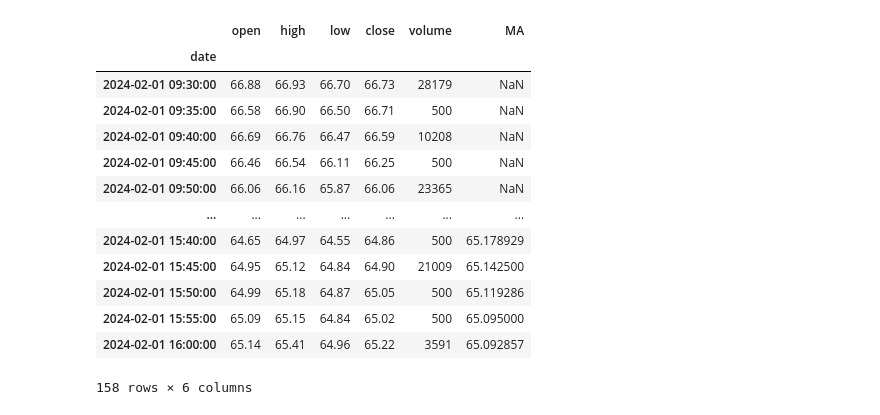
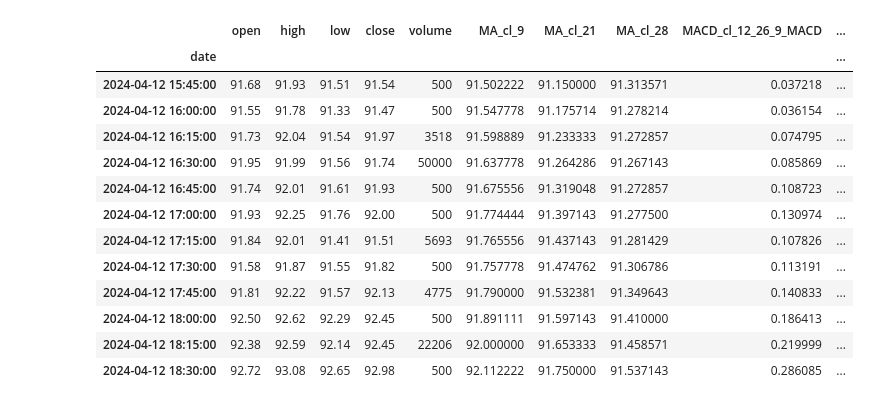
Before and after one commit to Design-01/stockbot_4, a Jupyter notebook: frames.ipynb, the cells around one changed output. Cells and saved outputs as stored; diff of their text form; code cells hidden in the pictures.

Commit message:
Frame, TA, CHart now working

```diff
--- a/frames.ipynb
+++ b/frames.ipynb
@@ -93,8 +63,0 @@ None
-# %%
-next_bar = serv.next_bar(end_slice=1)
-display(next_bar)
-f = Frame('TSLA')
-f.load_ohlcv(next_bar)
-f.setup_chart()
-f.chart.refesh()
-f.plot()
@@ -113,11 +65,15 @@ IndexError: list index out of range
 
 from strategies.ta import MA, MACD
 
-f.add_ta(MA('close', 9),  {'line_style': 'solid', 'colour': 'red', 'thickness': 2}) # creates new column to the dataframe with the moving average eg MA_C9
-f.add_ta(MA('close', 21), {'line_style': 'solid', 'colour': 'blue', 'thickness': 2})
-f.add_ta(MA('close', 28), {'line_style': 'solid', 'colour': 'green', 'thickness': 2})
-# f.add_ta(MACD(fast=('close', 12), slow=('close', 26), signal=('close', 9), faststyle={'colour': 'red'}, slowstyle={'colour': 'blue'}, signalstyle={'colour': 'green', 'thickness': 3})) # creates new columns to the dataframe with the MACD values. eg  looks for the MA_9 and MA_21 columns to calculate the MACD values if not then it will call MA(9) and MA(21) to calculate the MACD values
-# f.plot()
-display(f.data)
-f.ta
+f.add_ta(MA('close', 9),  {'dash': 'solid', 'color': 'red', 'width': 2}) # creates new column to the dataframe with the moving average eg MA_C9
+f.add_ta(MA('close', 21), {'dash': 'solid', 'color': 'blue', 'width': 2})
+f.add_ta(MA('close', 28), {'dash': 'solid', 'color': 'green', 'width': 2})
+f.add_ta(MACD(fast=12, slow=26, signal=9) ,
+         [{'dash': 'solid', 'color': 'purple', 'width': 2}, # MACD
+          {'dash': 'solid', 'color': 'pink', 'width': 2},   # signal
+          {'color': 'black'}], 'macd', 2) # histogram
+
+f.update_ta_data()
+display(f.data.tail(12))
+f.plot(trading_hours=True)
 # %% [output]
@@ -142,14 +95,11 @@ f.ta
 # %%
-def update_ta_data(self):
-    for names, (ta, style, chart_type, row) in self.ta.items():
-        print(names, ta, style, chart_type, row)
-        new_ta_data = ta.run(self.data)
-        print(new_ta_data)
+def update(self):
+    for ta, style, chart_type, row in self.ta:
+        ta_data =  ta.run(self.data)
+        self.data = self.update_data(ta_data)
 
 
-        self.data[names] = new_ta_data
 
-
-update_ta_data(f)
-f.data
+update(f)
+f.data.tail(12)
 # %% [output]
@@ -170,14 +106,14 @@ Name: MA_cl_28, Length: 158, dtype: float64
-|  | open | high | low | close | volume | MA |
-| date |  |  |  |  |  |  |
-| 2024-02-01 09:30:00 | 66.88 | 66.93 | 66.70 | 66.73 | 28179 | NaN |
-| 2024-02-01 09:35:00 | 66.58 | 66.90 | 66.50 | 66.71 | 500 | NaN |
-| 2024-02-01 09:40:00 | 66.69 | 66.76 | 66.47 | 66.59 | 10208 | NaN |
-| 2024-02-01 09:45:00 | 66.46 | 66.54 | 66.11 | 66.25 | 500 | NaN |
-| 2024-02-01 09:50:00 | 66.06 | 66.16 | 65.87 | 66.06 | 23365 | NaN |
-| ... | ... | ... | ... | ... | ... | ... |
-| 2024-02-01 15:40:00 | 64.65 | 64.97 | 64.55 | 64.86 | 500 | 65.178929 |
-| 2024-02-01 15:45:00 | 64.95 | 65.12 | 64.84 | 64.90 | 21009 | 65.142500 |
-| 2024-02-01 15:50:00 | 64.99 | 65.18 | 64.87 | 65.05 | 500 | 65.119286 |
-| 2024-02-01 15:55:00 | 65.09 | 65.15 | 64.84 | 65.02 | 500 | 65.095000 |
-| 2024-02-01 16:00:00 | 65.14 | 65.41 | 64.96 | 65.22 | 3591 | 65.092857 |
+|  | open | high | low | close | volume | MA_cl_9 | MA_cl_21 | MA_cl_28 | MACD_cl_12_26_9_MACD | ... |
+| date |  |  |  |  |  |  |  |  |  | ... |
+| 2024-04-12 15:45:00 | 91.68 | 91.93 | 91.51 | 91.54 | 500 | 91.502222 | 91.150000 | 91.313571 | 0.037218 | ... |
+| 2024-04-12 16:00:00 | 91.55 | 91.78 | 91.33 | 91.47 | 500 | 91.547778 | 91.175714 | 91.278214 | 0.036154 | ... |
+| 2024-04-12 16:15:00 | 91.73 | 92.04 | 91.54 | 91.97 | 3518 | 91.598889 | 91.233333 | 91.272857 | 0.074795 | ... |
+| 2024-04-12 16:30:00 | 91.95 | 91.99 | 91.56 | 91.74 | 50000 | 91.637778 | 91.264286 | 91.267143 | 0.085869 | ... |
+| 2024-04-12 16:45:00 | 91.74 | 92.01 | 91.61 | 91.93 | 500 | 91.675556 | 91.319048 | 91.272857 | 0.108723 | ... |
+| 2024-04-12 17:00:00 | 91.93 | 92.25 | 91.76 | 92.00 | 500 | 91.774444 | 91.397143 | 91.277500 | 0.130974 | ... |
+| 2024-04-12 17:15:00 | 91.84 | 92.01 | 91.41 | 91.51 | 5693 | 91.765556 | 91.437143 | 91.281429 | 0.107826 | ... |
+| 2024-04-12 17:30:00 | 91.58 | 91.87 | 91.55 | 91.82 | 500 | 91.757778 | 91.474762 | 91.306786 | 0.113191 | ... |
+| 2024-04-12 17:45:00 | 91.81 | 92.22 | 91.57 | 92.13 | 4775 | 91.790000 | 91.532381 | 91.349643 | 0.140833 | ... |
+| 2024-04-12 18:00:00 | 92.50 | 92.62 | 92.29 | 92.45 | 500 | 91.891111 | 91.597143 | 91.410000 | 0.186413 | ... |
+| 2024-04-12 18:15:00 | 92.38 | 92.59 | 92.14 | 92.45 | 22206 | 92.000000 | 91.653333 | 91.458571 | 0.219999 | ... |
+| 2024-04-12 18:30:00 | 92.72 | 93.08 | 92.65 | 92.98 | 500 | 92.112222 | 91.750000 | 91.537143 | 0.286085 | ... |
-158 rows × 6 columns
```
Also changed, not shown: parts of 13 cells of this notebook, 5 other files.
